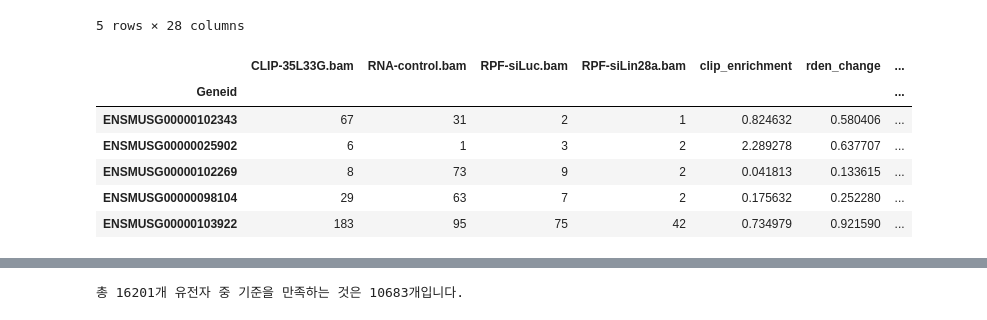
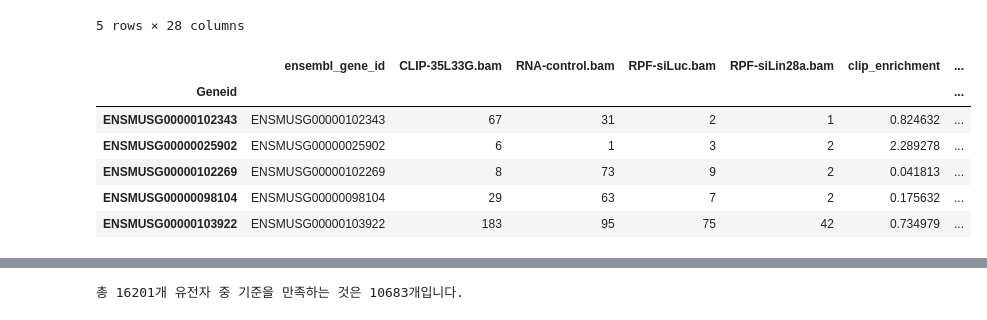
Before and after one commit to BAEHOEUN/project-2025-2, a Jupyter notebook: Your_Own_Analysis_Final_code_.ipynb, the cells around one changed output, grey strips where cells are left out. Drawn from its saved outputs; the diff is of its cells as text; code cells hidden in the pictures.

```diff
--- a/Your_Own_Analysis_Final_code_.ipynb
+++ b/Your_Own_Analysis_Final_code_.ipynb
@@ -127,6 +127,9 @@ rna_siLin28a_total = df_original["RNA-siLin28a.bam"].sum()
 
 rpf_siLuc_total = df_original["RPF-siLuc.bam"].sum()
 rna_siLuc_total = df_original["RNA-siLuc.bam"].sum()
+# %%
+# ENSG 유전자 ID에서 버전 정보 제거
+df_original.index = df_original.index.str.replace(r"\.\d+$", "", regex=True)
 # %%
 # 3. CPM 계산 (정규화된 값)
 df_original["clip_cpm"] = df_original["CLIP-35L33G.bam"] / clip_total * 1e6
@@ -184,17 +187,17 @@ df_filtered.head()
 # %%
 # 5. 분석용 데이터 최종 구성
 df_filtered["ensembl_gene_id"] = df_filtered.index
 
 df_data_final = df_filtered[[
-    "CLIP-35L33G.bam", "RNA-control.bam", "RPF-siLuc.bam", "RPF-siLin28a.bam",
-    "clip_enrichment", "rden_change", "clip_log2", "rden_log2", "ensembl_gene_id", "clip_log2_centered","rden_log2_centered"
+    "ensembl_gene_id","CLIP-35L33G.bam", "RNA-control.bam", "RPF-siLuc.bam", "RPF-siLin28a.bam",
+    "clip_enrichment", "rden_change", "clip_log2", "rden_log2", "clip_log2_centered","rden_log2_centered"
 ]]
 df_data_final.head()
 # %% [output]
-|  | CLIP-35L33G.bam | RNA-control.bam | RPF-siLuc.bam | RPF-siLin28a.bam | clip_enrichment | rden_change | ... |
+|  | ensembl_gene_id | CLIP-35L33G.bam | RNA-control.bam | RPF-siLuc.bam | RPF-siLin28a.bam | clip_enrichment | ... |
 | Geneid |  |  |  |  |  |  | ... |
-| ENSMUSG00000102343 | 67 | 31 | 2 | 1 | 0.824632 | 0.580406 | ... |
-| ENSMUSG00000025902 | 6 | 1 | 3 | 2 | 2.289278 | 0.637707 | ... |
-| ENSMUSG00000102269 | 8 | 73 | 9 | 2 | 0.041813 | 0.133615 | ... |
-| ENSMUSG00000098104 | 29 | 63 | 7 | 2 | 0.175632 | 0.252280 | ... |
-| ENSMUSG00000103922 | 183 | 95 | 75 | 42 | 0.734979 | 0.921590 | ... |
+| ENSMUSG00000102343 | ENSMUSG00000102343 | 67 | 31 | 2 | 1 | 0.824632 | ... |
+| ENSMUSG00000025902 | ENSMUSG00000025902 | 6 | 1 | 3 | 2 | 2.289278 | ... |
+| ENSMUSG00000102269 | ENSMUSG00000102269 | 8 | 73 | 9 | 2 | 0.041813 | ... |
+| ENSMUSG00000098104 | ENSMUSG00000098104 | 29 | 63 | 7 | 2 | 0.175632 | ... |
+| ENSMUSG00000103922 | ENSMUSG00000103922 | 183 | 95 | 75 | 42 | 0.734979 | ... |
```
Also changed, not shown: parts of 21 cells of this notebook.
